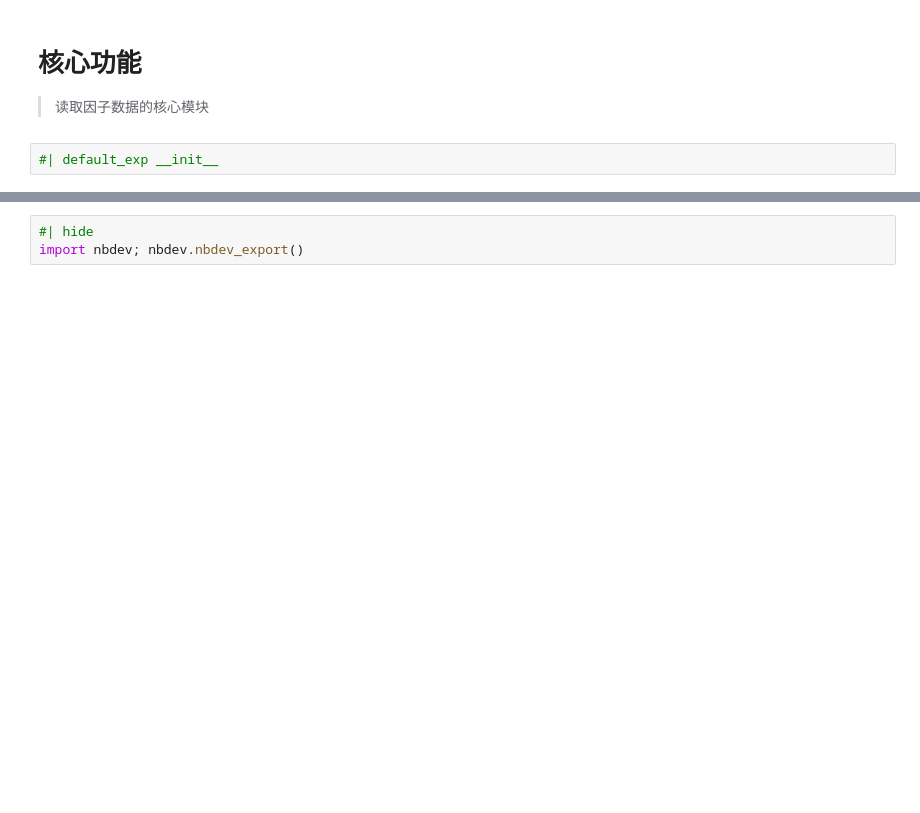
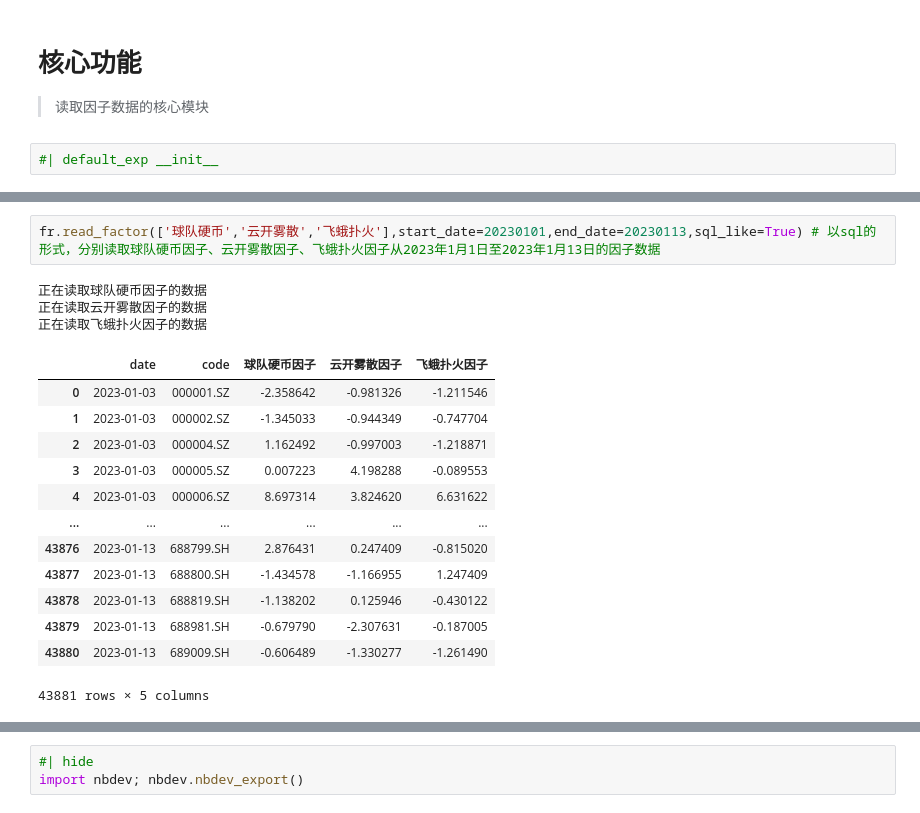
Before and after one commit to chen-001/factor_reader, a Jupyter notebook: nbs/factor_reader_core.ipynb, the cells around one changed output, grey strips where cells are left out. Drawn from its saved outputs; the diff is of its cells as text; blank space fills up the shorter version.

```diff
--- a/nbs/factor_reader_core.ipynb
+++ b/nbs/factor_reader_core.ipynb
@@ -195,0 +452,19 @@ def read_factor(
+# %%
+fr.read_factor(['球队硬币','云开雾散','飞蛾扑火'],start_date=20230101,end_date=20230113,sql_like=True) # 以sql的形式，分别读取球队硬币因子、云开雾散因子、飞蛾扑火因子从2023年1月1日至2023年1月13日的因子数据
+# %% [output]
+正在读取球队硬币因子的数据
+正在读取云开雾散因子的数据
+正在读取飞蛾扑火因子的数据
+|  | date | code | 球队硬币因子 | 云开雾散因子 | 飞蛾扑火因子 |
+| 0 | 2023-01-03 | 000001.SZ | -2.358642 | -0.981326 | -1.211546 |
+| 1 | 2023-01-03 | 000002.SZ | -1.345033 | -0.944349 | -0.747704 |
+| 2 | 2023-01-03 | 000004.SZ | 1.162492 | -0.997003 | -1.218871 |
+| 3 | 2023-01-03 | 000005.SZ | 0.007223 | 4.198288 | -0.089553 |
+| 4 | 2023-01-03 | 000006.SZ | 8.697314 | 3.824620 | 6.631622 |
+| ... | ... | ... | ... | ... | ... |
+| 43876 | 2023-01-13 | 688799.SH | 2.876431 | 0.247409 | -0.815020 |
+| 43877 | 2023-01-13 | 688800.SH | -1.434578 | -1.166955 | 1.247409 |
+| 43878 | 2023-01-13 | 688819.SH | -1.138202 | 0.125946 | -0.430122 |
+| 43879 | 2023-01-13 | 688981.SH | -0.679790 | -2.307631 | -0.187005 |
+| 43880 | 2023-01-13 | 689009.SH | -0.606489 | -1.330277 | -1.261490 |
+43881 rows × 5 columns
```
Also changed, not shown: parts of 26 cells of this notebook, 5 other files.
